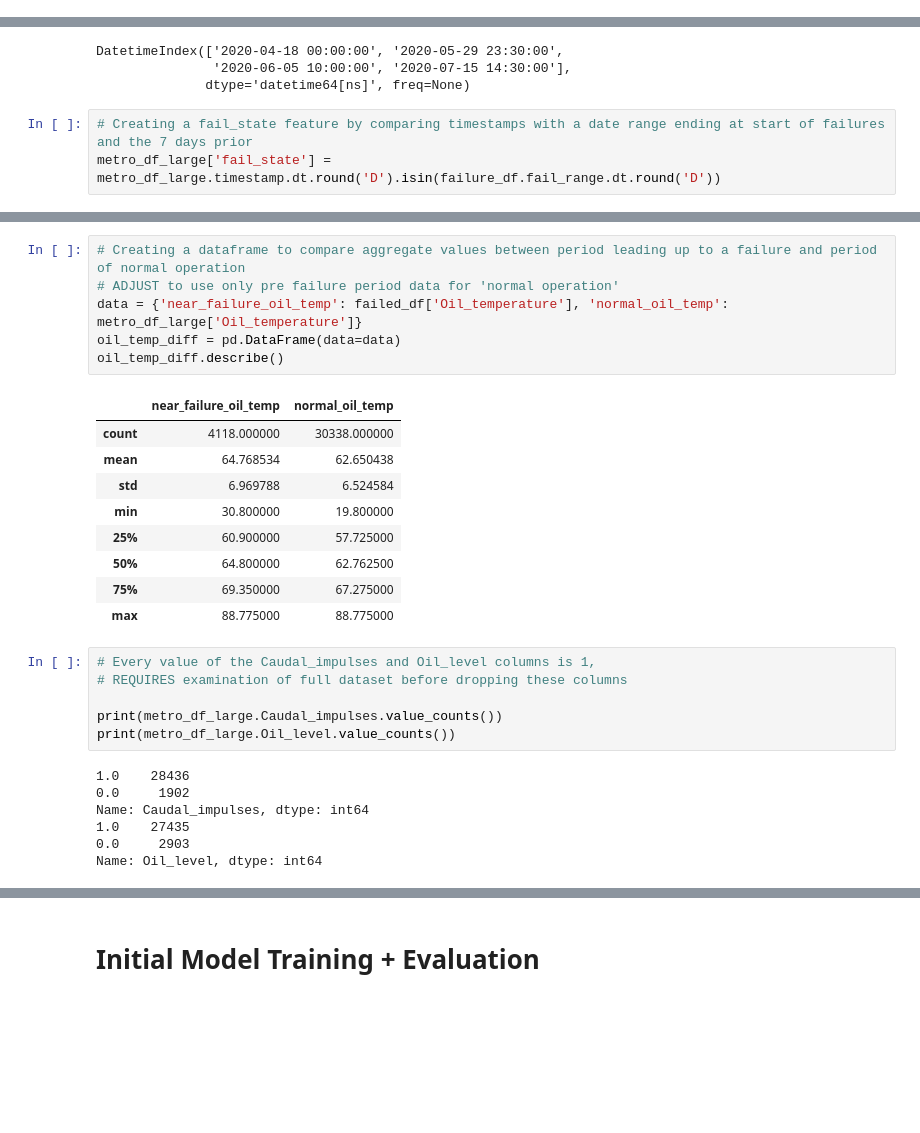
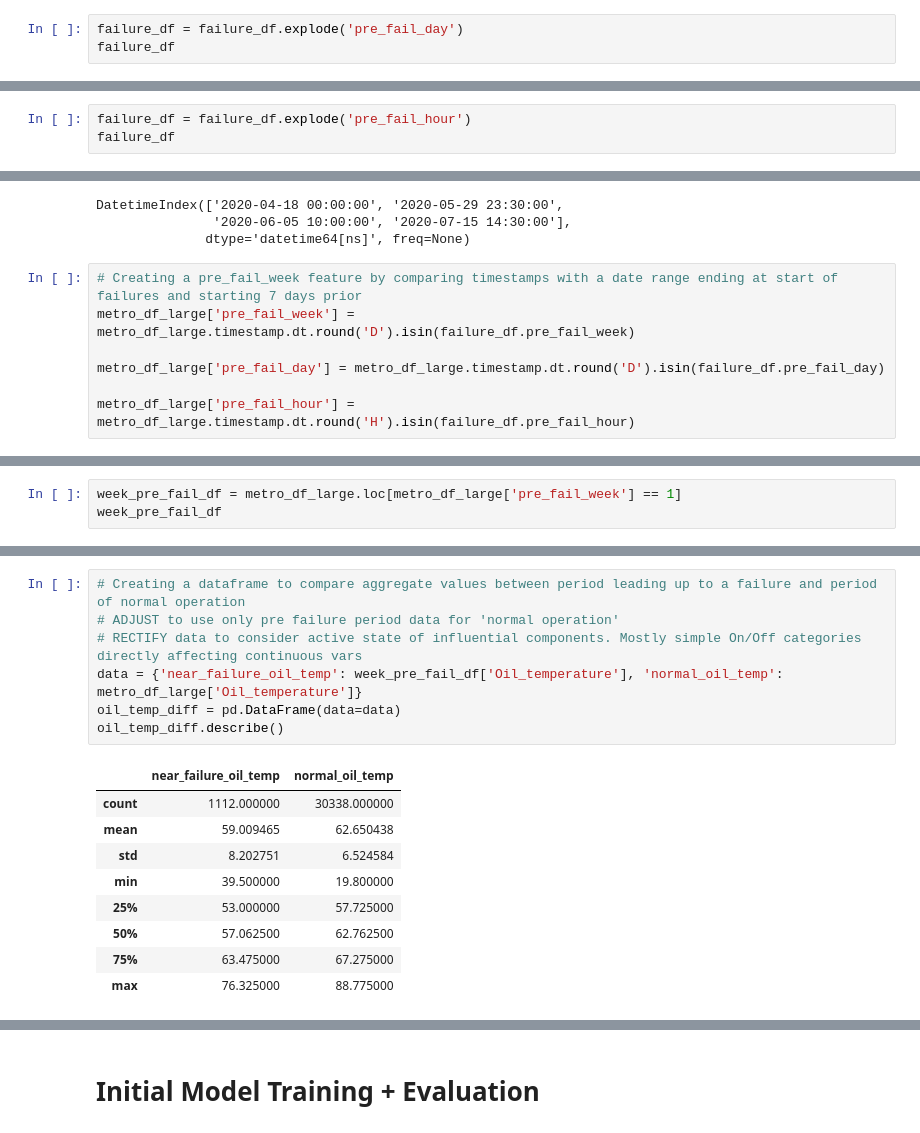
Before and after one commit to Dave-Codes/Predictive-Maintenance, a Jupyter notebook: predictive-maintenance-metropt-3.ipynb, the cells around one changed output, grey strips where cells are left out. Cells and saved outputs as stored; diff of their text form; blank space fills up the shorter version.

```diff
--- a/predictive-maintenance-metropt-3.ipynb
+++ b/predictive-maintenance-metropt-3.ipynb
@@ -137,0 +156,3 @@ failure_df
+# %%
+failure_df = failure_df.explode('pre_fail_day')
+failure_df
@@ -137,0 +185,3 @@ failure_df
+# %%
+failure_df = failure_df.explode('pre_fail_hour')
+failure_df
@@ -166,6 +243,10 @@ DatetimeIndex(['2020-04-18 00:00:00', '2020-05-29 23:30:00',
                '2020-06-05 10:00:00', '2020-07-15 14:30:00'],
               dtype='datetime64[ns]', freq=None)
 # %%
-# Creating a fail_state feature by comparing timestamps with a date range ending at start of failures and the 7 days prior
-metro_df_large['fail_state'] = metro_df_large.timestamp.dt.round('D').isin(failure_df.fail_range.dt.round('D'))
+# Creating a pre_fail_week feature by comparing timestamps with a date range ending at start of failures and starting 7 days prior
+metro_df_large['pre_fail_week'] = metro_df_large.timestamp.dt.round('D').isin(failure_df.pre_fail_week)
+
+metro_df_large['pre_fail_day'] = metro_df_large.timestamp.dt.round('D').isin(failure_df.pre_fail_day)
+
+metro_df_large['pre_fail_hour'] = metro_df_large.timestamp.dt.round('H').isin(failure_df.pre_fail_hour)
 # %%
@@ -203,0 +287,3 @@ failed_df
+# %%
+week_pre_fail_df = metro_df_large.loc[metro_df_large['pre_fail_week'] == 1]
+week_pre_fail_df
@@ -204,29 +304,17 @@ failed_df
 # %%
 # Creating a dataframe to compare aggregate values between period leading up to a failure and period of normal operation
 # ADJUST to use only pre failure period data for 'normal operation'
-data = {'near_failure_oil_temp': failed_df['Oil_temperature'], 'normal_oil_temp': metro_df_large['Oil_temperature']}
+# RECTIFY data to consider active state of influential components. Mostly simple On/Off categories directly affecting continuous vars
+data = {'near_failure_oil_temp': week_pre_fail_df['Oil_temperature'], 'normal_oil_temp': metro_df_large['Oil_temperature']}
 oil_temp_diff = pd.DataFrame(data=data)
 oil_temp_diff.describe()
 # %% [output]
 |  | near_failure_oil_temp | normal_oil_temp |
-| count | 4118.000000 | 30338.000000 |
-| mean | 64.768534 | 62.650438 |
-| std | 6.969788 | 6.524584 |
-| min | 30.800000 | 19.800000 |
-| 25% | 60.900000 | 57.725000 |
-| 50% | 64.800000 | 62.762500 |
-| 75% | 69.350000 | 67.275000 |
-| max | 88.775000 | 88.775000 |
+| count | 1112.000000 | 30338.000000 |
+| mean | 59.009465 | 62.650438 |
+| std | 8.202751 | 6.524584 |
+| min | 39.500000 | 19.800000 |
+| 25% | 53.000000 | 57.725000 |
+| 50% | 57.062500 | 62.762500 |
+| 75% | 63.475000 | 67.275000 |
+| max | 76.325000 | 88.775000 |
-# %%
-# Every value of the Caudal_impulses and Oil_level columns is 1,
-# REQUIRES examination of full dataset before dropping these columns
-
-print(metro_df_large.Caudal_impulses.value_counts())
-print(metro_df_large.Oil_level.value_counts())
-# %% [output]
-1.0    28436
-0.0     1902
-Name: Caudal_impulses, dtype: int64
-1.0    27435
-0.0     2903
-Name: Oil_level, dtype: int64
```
Also changed, not shown: parts of 24 cells of this notebook.
